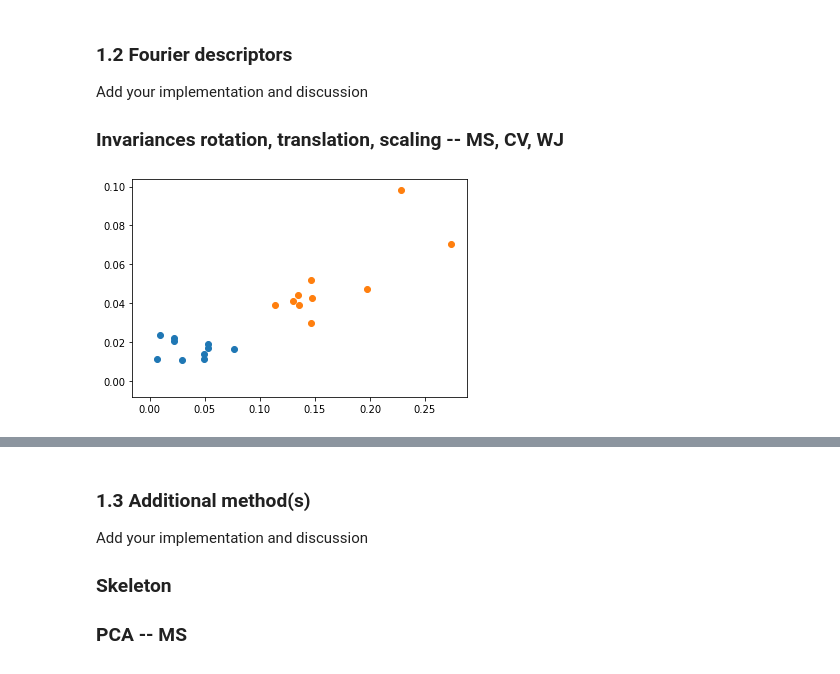
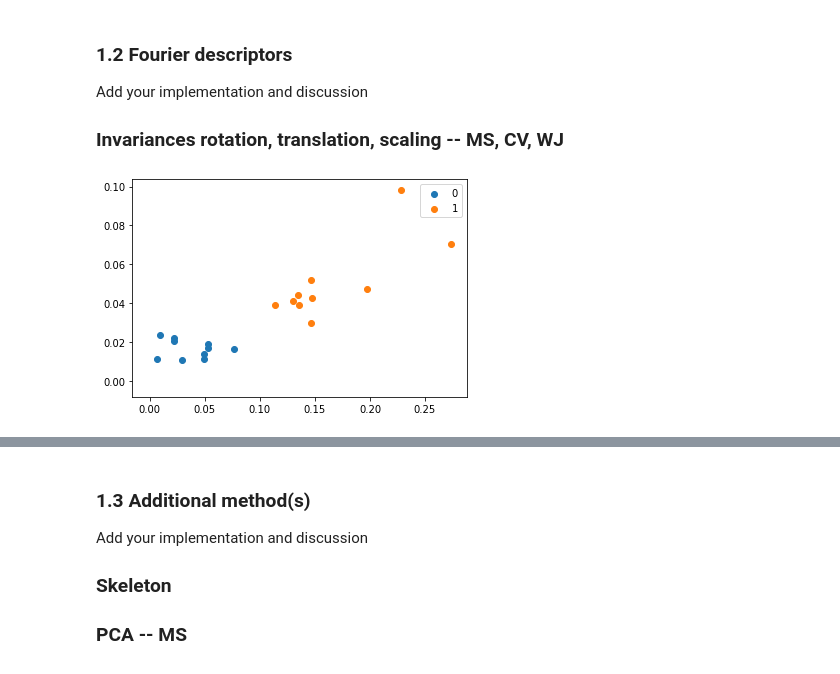
Before and after one commit to Jiang15/Image_analysis_and_pattern-recognition, a Jupyter notebook: Lab 2/lab_02_object_description.ipynb, the cells around one changed output, grey strips where cells are left out. Cells and saved outputs as stored; diff of their text form; code cells hidden in the pictures.

```diff
--- a/Lab 2/lab_02_object_description.ipynb
+++ b/Lab 2/lab_02_object_description.ipynb
@@ -296,19 +296,22 @@ def get_fourier_discriptor(images_1, images_2, f1, f2, f_div):
             FD_1_orig[i,:]  = np.abs([fft1[f1],fft1[f2]])
 
         else:
-            FD_0_orig[i,:]  = np.abs([fft0[f1],fft0[f2]])/np.abs(fft0[div])  # Translaton (Exclude f0), scaling (ratio)，and rotation(amplitude) invariances
-            FD_1_orig[i,:]  = np.abs([fft1[f1],fft1[f2]])/np.abs(fft1[div])
+            FD_0_orig[i,:]  = np.abs([fft0[f1],fft0[f2]])/np.abs(fft0[f_div])  # Translaton (Exclude f0), scaling (ratio)，and rotation(amplitude) invariances
+            FD_1_orig[i,:]  = np.abs([fft1[f1],fft1[f2]])/np.abs(fft1[f_div])
 
         # print(FD_0)
-    plt.scatter(FD_0_orig[:,0], FD_0_orig[:,1])
-    plt.scatter(FD_1_orig[:,0], FD_1_orig[:,1])
+    zeros = plt.scatter(FD_0_orig[:,0], FD_0_orig[:,1])
+    ones = plt.scatter(FD_1_orig[:,0], FD_1_orig[:,1])
+    plt.legend((zeros,ones),("0","1"))
+    plt.show()
+    return FD_0_orig, FD_1_orig
 # %%
 f1 = 3
 f2 = 5
 f_div = 1
-get_fourier_discriptor(zeros_im, ones_im, f1, f2, f_div)
+FD_0_orig, FD_1_orig = get_fourier_discriptor(zeros_im, ones_im, f1, f2, f_div)
 # %% [output]
-[figure, old version]
+[figure, new version]
 # %%
 # Apply affine transformations with boolean flags
 rotation = True
```
Also changed, not shown: parts of 5 cells of this notebook.
